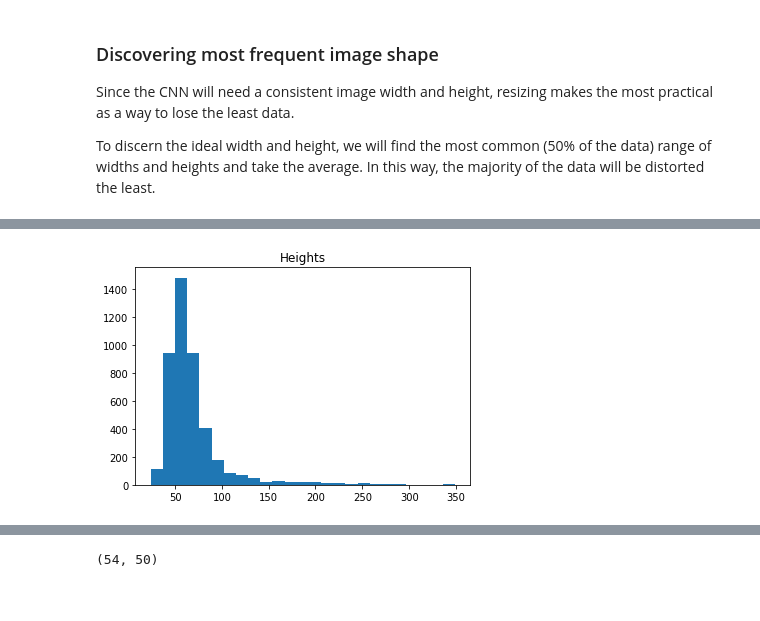
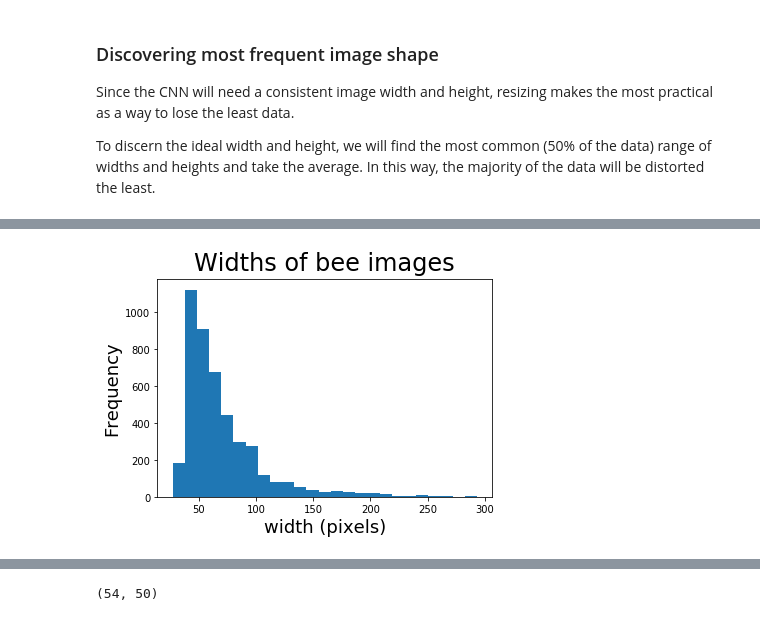
Before and after one commit to Shaddyjr/bee-image-classifier, a Jupyter notebook: code/project_notebook.ipynb, the cells around one changed output, grey strips where cells are left out. Cells and saved outputs as stored; diff of their text form; code cells hidden in the pictures.

```diff
--- a/code/project_notebook.ipynb
+++ b/code/project_notebook.ipynb
@@ -410,5 +407,8 @@ plt.hist(wh[0], bins = 25);
-# %%
-plt.title("Heights")
-plt.hist(wh[1], bins = 25);
-# %% [output]
-[figure, removed]
+# %%
+size = 18
+plt.title("Widths of bee images", fontsize = size * 4/3, pad = size/2)
+plt.ylabel("Frequency", size = size)
+plt.xlabel("width (pixels)", size = size)
+plt.hist(wh[0], bins = 25);
+# %% [output]
+[figure, added]
```
Also changed, not shown: parts of 23 cells of this notebook.
